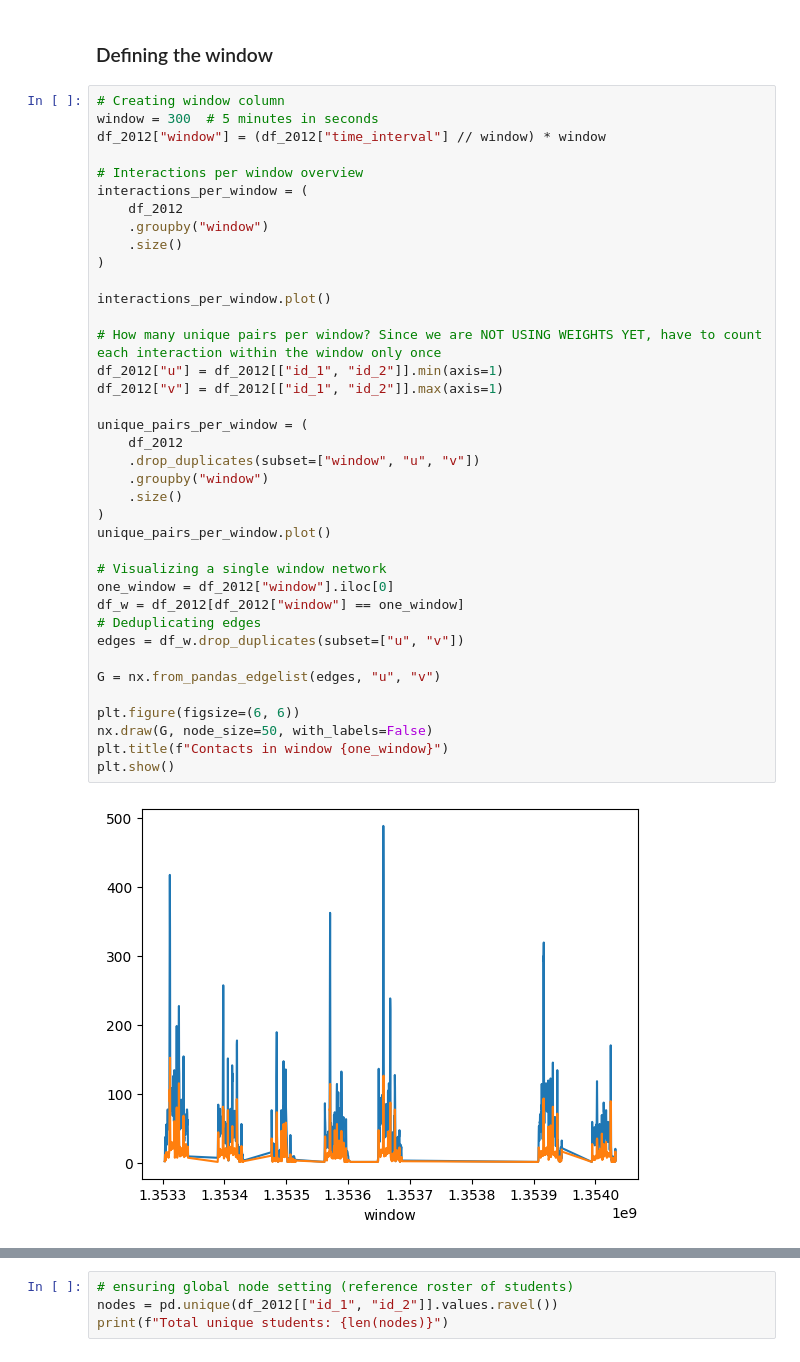
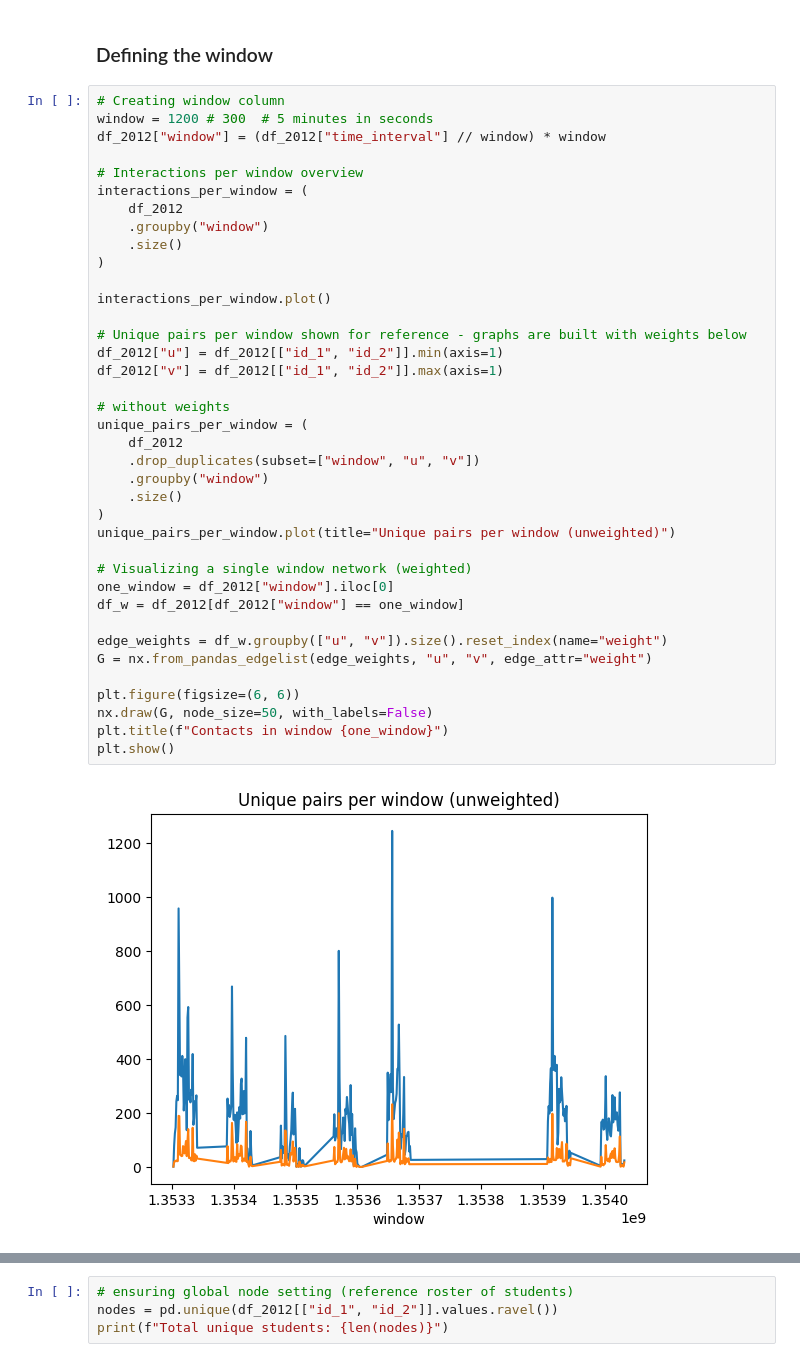
Before and after one commit to mibar3/NetworkRugs, a Jupyter notebook: Miranda/4. exploring_prio_bfs.ipynb, the cells around one changed output, grey strips where cells are left out. Drawn from its saved outputs; the diff is of its cells as text.

```diff
--- a/Miranda/4. exploring_prio_bfs.ipynb
+++ b/Miranda/4. exploring_prio_bfs.ipynb
@@ -45,44 +45,44 @@ Rule of thumb: too fine → noise, too coarse → nothing happens
 ### Defining the window
 # %%
 # Creating window column
-window = 300  # 5 minutes in seconds
+window = 1200 # 300  # 5 minutes in seconds
 df_2012["window"] = (df_2012["time_interval"] // window) * window
 
 # Interactions per window overview
 interactions_per_window = (
     df_2012
     .groupby("window")
     .size()
 )
 
 interactions_per_window.plot()
 
-# How many unique pairs per window? Since we are NOT USING WEIGHTS YET, have to count each interaction within the window only once
+# Unique pairs per window shown for reference - graphs are built with weights below
 df_2012["u"] = df_2012[["id_1", "id_2"]].min(axis=1)
 df_2012["v"] = df_2012[["id_1", "id_2"]].max(axis=1)
 
+# without weights
 unique_pairs_per_window = (
     df_2012
     .drop_duplicates(subset=["window", "u", "v"])
     .groupby("window")
     .size()
 )
-unique_pairs_per_window.plot()
+unique_pairs_per_window.plot(title="Unique pairs per window (unweighted)")
 
-# Visualizing a single window network
+# Visualizing a single window network (weighted)
 one_window = df_2012["window"].iloc[0]
 df_w = df_2012[df_2012["window"] == one_window]
-# Deduplicating edges
-edges = df_w.drop_duplicates(subset=["u", "v"])
 
-G = nx.from_pandas_edgelist(edges, "u", "v")
+edge_weights = df_w.groupby(["u", "v"]).size().reset_index(name="weight")
+G = nx.from_pandas_edgelist(edge_weights, "u", "v", edge_attr="weight")
 
 plt.figure(figsize=(6, 6))
 nx.draw(G, node_size=50, with_labels=False)
 plt.title(f"Contacts in window {one_window}")
 plt.show()
 # %% [output]
-[figure, old version]
+[figure, new version]
 [figure]
 # %% [markdown]
 ### Phase B: Build snapshot graphs
```
Also changed, not shown: parts of 43 cells of this notebook, 8 other files.
